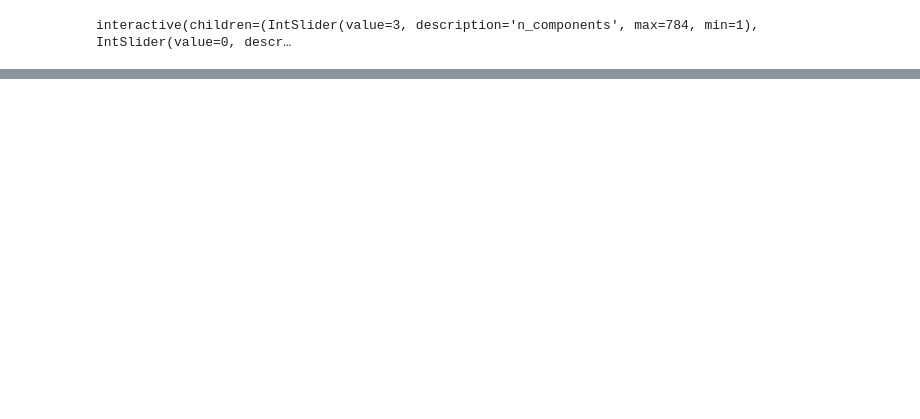
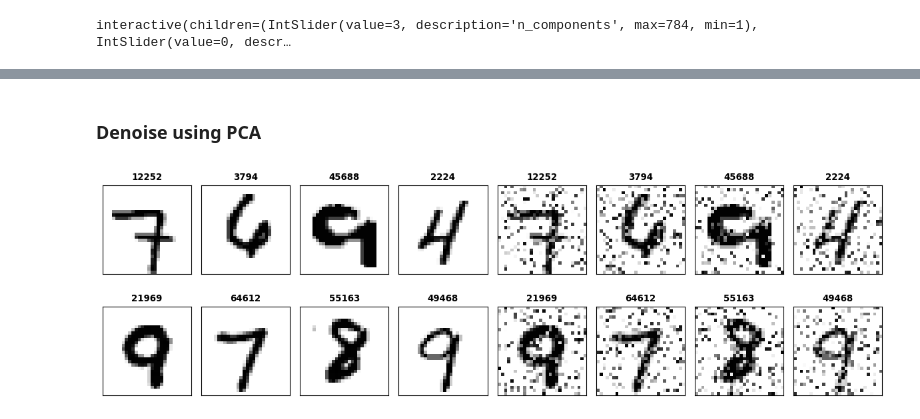
Before and after one commit to comp-neural-circuits/intro-to-comp-neuro, a Jupyter notebook: notebooks/Exc_10/notebook_10.ipynb, the cells around one changed output, grey strips where cells are left out. Drawn from its saved outputs; the diff is of its cells as text; code cells hidden in the pictures; blank space fills up the shorter version.

```diff
--- a/notebooks/Exc_10/notebook_10.ipynb
+++ b/notebooks/Exc_10/notebook_10.ipynb
@@ -375,0 +525,29 @@ interactive(children=(IntSlider(value=3, description='n_components', max=784, mi
+# %% [markdown]
+### Denoise using PCA
+# %%
+def add_noise(X, frac_noisy_pixels):
+
+    X_noisy = np.reshape(X, (X.shape[0] * X.shape[1]))
+    N_noise_ixs = int(X_noisy.shape[0] * frac_noisy_pixels)
+    noise_ixs = np.random.choice(X_noisy.shape[0], size=N_noise_ixs,
+                               replace=False)
+    X_noisy[noise_ixs] = np.random.uniform(0, 255, noise_ixs.shape)
+    X_noisy = np.reshape(X_noisy, (X.shape[0], X.shape[1]))
+
+    return X_noisy
+
+X_noisy = add_noise(X, frac_noisy_pixels=0.2)
+# %%
+I, J = 2, 8
+fig, ax = plt.subplots(I,J, figsize=(12,4))
+
+for ii in range(I):
+    for jj in range(J//2):
+        random_integer = int(np.random.rand()*70_000)
+        random_sample = X[random_integer]
+        visualize_number(random_sample, ax=ax[ii,jj], title=f'{random_integer}')
+        random_sample = X_noisy[random_integer]
+        visualize_number(random_sample, ax=ax[ii,jj+J//2], title=f'{random_integer}')
+fig.tight_layout()
+# %% [output]
+[figure, added]
```
Also changed, not shown: parts of 20 cells of this notebook, 4 other files.
